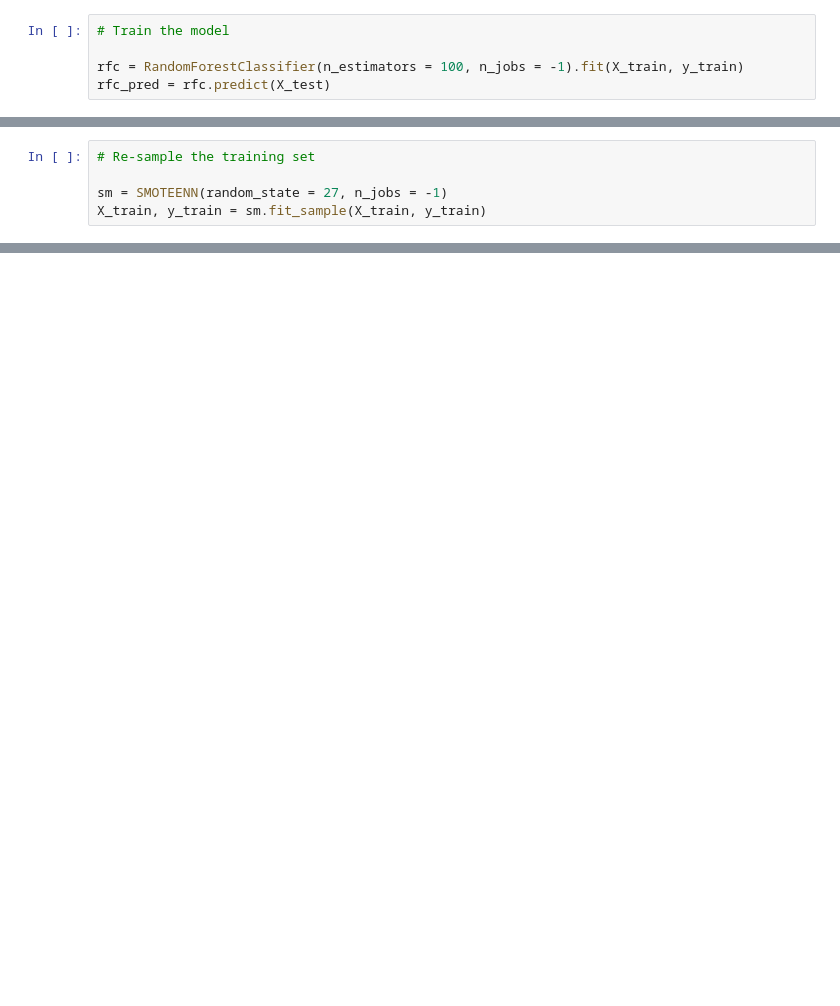
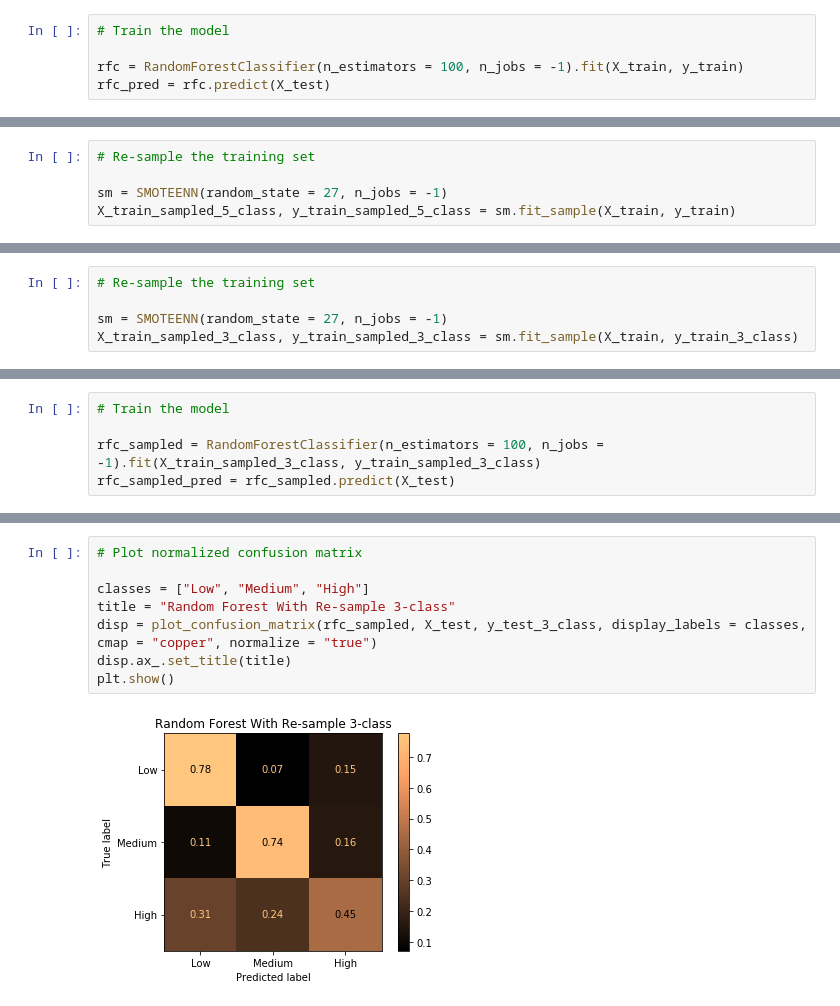
Before and after one commit to OnerInce/ml-earthquake, a Jupyter notebook: Random_Forest.ipynb, the cells around one changed output, grey strips where cells are left out. Saved outputs shown, nothing was run; the diff lists cells and outputs as text; blank space fills up the shorter version.

```diff
--- a/Random_Forest.ipynb
+++ b/Random_Forest.ipynb
@@ -60,5 +93,5 @@ plt.show()
 # Re-sample the training set
 
 sm = SMOTEENN(random_state = 27, n_jobs = -1)
-X_train, y_train = sm.fit_sample(X_train, y_train)
+X_train_sampled_5_class, y_train_sampled_5_class = sm.fit_sample(X_train, y_train)
 # %%
@@ -94,0 +130,5 @@ plt.show()
+# %%
+# Re-sample the training set
+
+sm = SMOTEENN(random_state = 27, n_jobs = -1)
+X_train_sampled_3_class, y_train_sampled_3_class = sm.fit_sample(X_train, y_train_3_class)
@@ -94,0 +139,5 @@ plt.show()
+# %%
+# Train the model
+
+rfc_sampled = RandomForestClassifier(n_estimators = 100, n_jobs = -1).fit(X_train_sampled_3_class, y_train_sampled_3_class)
+rfc_sampled_pred = rfc_sampled.predict(X_test)
@@ -94,0 +156,10 @@ plt.show()
+# %%
+# Plot normalized confusion matrix
+
+classes = ["Low", "Medium", "High"]
+title = "Random Forest With Re-sample 3-class"
+disp = plot_confusion_matrix(rfc_sampled, X_test, y_test_3_class, display_labels = classes, cmap = "copper", normalize = "true")
+disp.ax_.set_title(title)
+plt.show()
+# %% [output]
+[figure, added]
```
Also changed, not shown: parts of 16 cells of this notebook.
